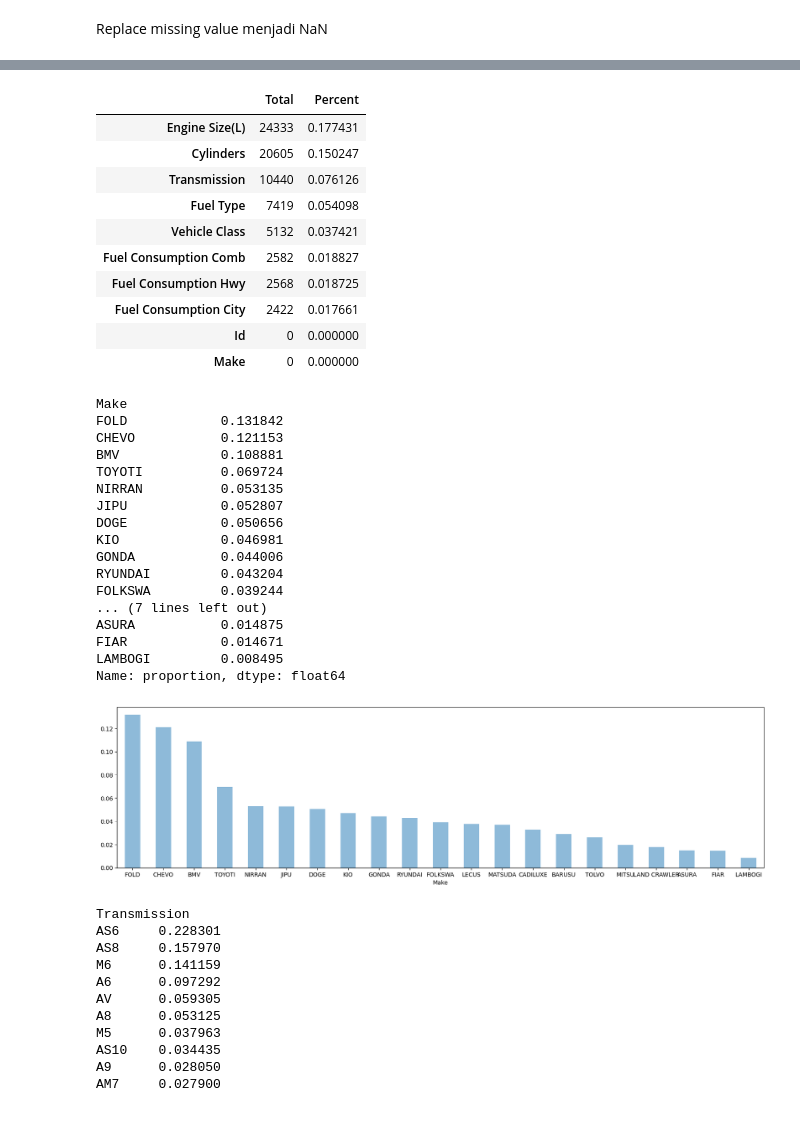
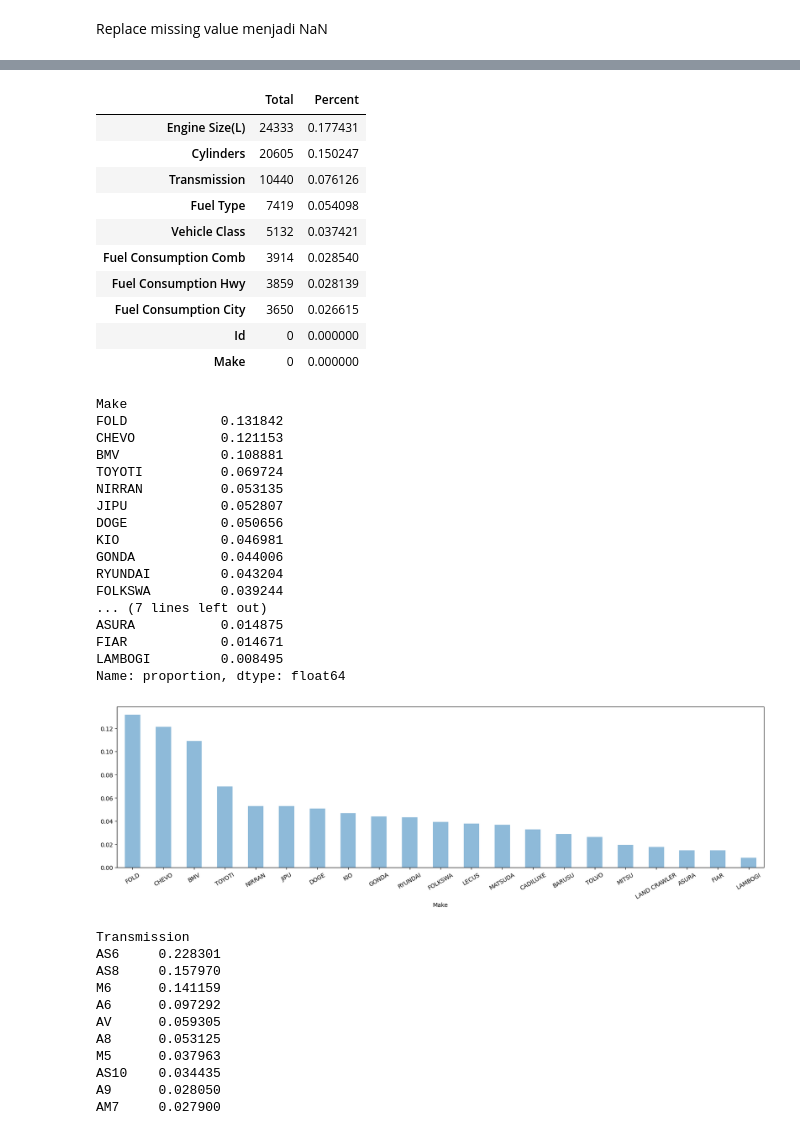
Before and after one commit to dikaizm/data-slayer, a Jupyter notebook: notebooks/1.0-data-exploration.ipynb, the cells around one changed output, grey strips where cells are left out. Drawn from its saved outputs; the diff is of its cells as text; code cells hidden in the pictures.

```diff
--- a/notebooks/1.0-data-exploration.ipynb
+++ b/notebooks/1.0-data-exploration.ipynb
@@ -93,10 +93,10 @@ Replace missing value menjadi NaN
 # %%
 def similarize_missing_values(df):
     missing_values = ['missing', '-1', 'not-recorded', 'na', 'unspecified', 'unknown', 'unestablished', 'not-available']
-    cleaned_cols = ['Vehicle Class', 'Engine Size(L)', 'Cylinders', 'Transmission', 'Fuel Type']
+    # cleaned_cols = ['Vehicle Class', 'Engine Size(L)', 'Cylinders', 'Transmission', 'Fuel Type']
 
     df_new = df.copy()
-    for col in cleaned_cols:
+    for col in df_new.columns:
         df_new[col] = df_new[col].replace(missing_values, np.nan)
 
     return df_new
@@ -123,39 +123,40 @@ missing.head(10)
 | Transmission | 10440 | 0.076126 |
 | Fuel Type | 7419 | 0.054098 |
 | Vehicle Class | 5132 | 0.037421 |
-| Fuel Consumption Comb | 2582 | 0.018827 |
-| Fuel Consumption Hwy | 2568 | 0.018725 |
-| Fuel Consumption City | 2422 | 0.017661 |
+| Fuel Consumption Comb | 3914 | 0.028540 |
+| Fuel Consumption Hwy | 3859 | 0.028139 |
+| Fuel Consumption City | 3650 | 0.026615 |
 | Id | 0 | 0.000000 |
 | Make | 0 | 0.000000 |
 # %%
 import matplotlib.pyplot as plt
 
 norm = train_similarized['Make'].dropna().value_counts(normalize=True)
 print(norm)
 
 plt.figure(figsize=(20, 5))
 norm.plot(kind='bar', alpha=0.5, rot=0)
+plt.xticks(rotation=30)
 plt.show()
 # %% [output]
 Make
 FOLD            0.131842
 CHEVO           0.121153
 BMV             0.108881
 TOYOTI          0.069724
 NIRRAN          0.053135
 JIPU            0.052807
 DOGE            0.050656
 KIO             0.046981
 GONDA           0.044006
 RYUNDAI         0.043204
 FOLKSWA         0.039244
 ... (7 lines left out)
 ASURA           0.014875
 FIAR            0.014671
 LAMBOGI         0.008495
 Name: proportion, dtype: float64
-[figure, old version]
+[figure, new version]
 # %%
 norm = train_similarized['Transmission'].dropna().value_counts(normalize=True)
 print(norm)
```
Also changed, not shown: parts of 36 cells of this notebook, 12 other files.
